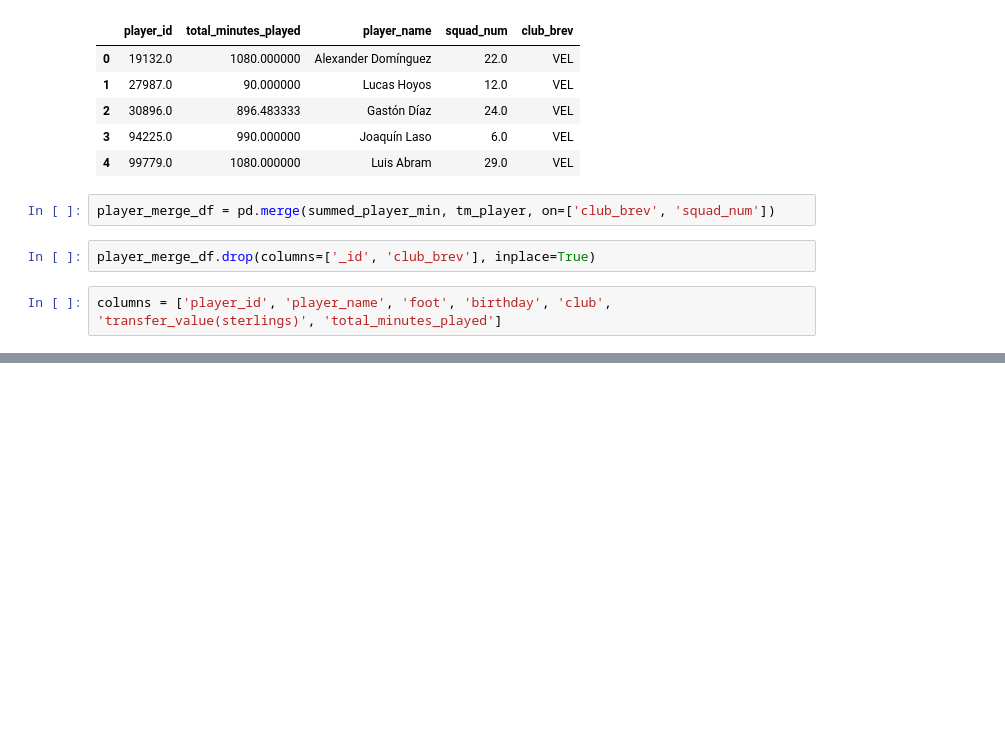
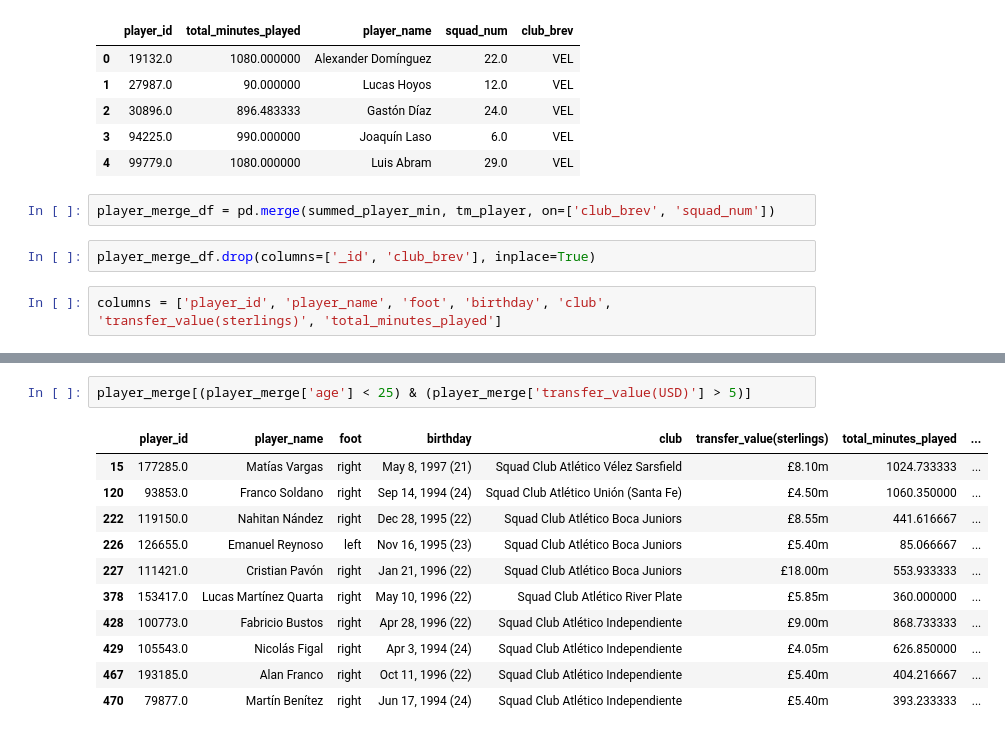
Before and after one commit to d-v-dlee/super_liga_xg, a Jupyter notebook: mongo_player_dec.ipynb, the cells around one changed output, grey strips where cells are left out. Saved outputs shown, nothing was run; the diff lists cells and outputs as text; blank space fills up the shorter version.

```diff
--- a/mongo_player_dec.ipynb
+++ b/mongo_player_dec.ipynb
@@ -246,0 +276,14 @@ player_merge_df[columns]
+# %%
+player_merge[(player_merge['age'] < 25) & (player_merge['transfer_value(USD)'] > 5)]
+# %% [output]
+|  | player_id | player_name | foot | birthday | club | transfer_value(sterlings) | total_minutes_played | ... |
+| 15 | 177285.0 | Matías Vargas | right | May 8, 1997 (21) | Squad Club Atlético Vélez Sarsfield | £8.10m | 1024.733333 | ... |
+| 120 | 93853.0 | Franco Soldano | right | Sep 14, 1994 (24) | Squad Club Atlético Unión (Santa Fe) | £4.50m | 1060.350000 | ... |
+| 222 | 119150.0 | Nahitan Nández | right | Dec 28, 1995 (22) | Squad Club Atlético Boca Juniors | £8.55m | 441.616667 | ... |
+| 226 | 126655.0 | Emanuel Reynoso | left | Nov 16, 1995 (23) | Squad Club Atlético Boca Juniors | £5.40m | 85.066667 | ... |
+| 227 | 111421.0 | Cristian Pavón | right | Jan 21, 1996 (22) | Squad Club Atlético Boca Juniors | £18.00m | 553.933333 | ... |
+| 378 | 153417.0 | Lucas Martínez Quarta | right | May 10, 1996 (22) | Squad Club Atlético River Plate | £5.85m | 360.000000 | ... |
+| 428 | 100773.0 | Fabricio Bustos | right | Apr 28, 1996 (22) | Squad Club Atlético Independiente | £9.00m | 868.733333 | ... |
+| 429 | 105543.0 | Nicolás Figal | right | Apr 3, 1994 (24) | Squad Club Atlético Independiente | £4.05m | 626.850000 | ... |
+| 467 | 193185.0 | Alan Franco | right | Oct 11, 1996 (22) | Squad Club Atlético Independiente | £5.40m | 404.216667 | ... |
+| 470 | 79877.0 | Martín Benítez | right | Jun 17, 1994 (24) | Squad Club Atlético Independiente | £5.40m | 393.233333 | ... |
```
Also changed, not shown: parts of 11 cells of this notebook, 1 other file.
